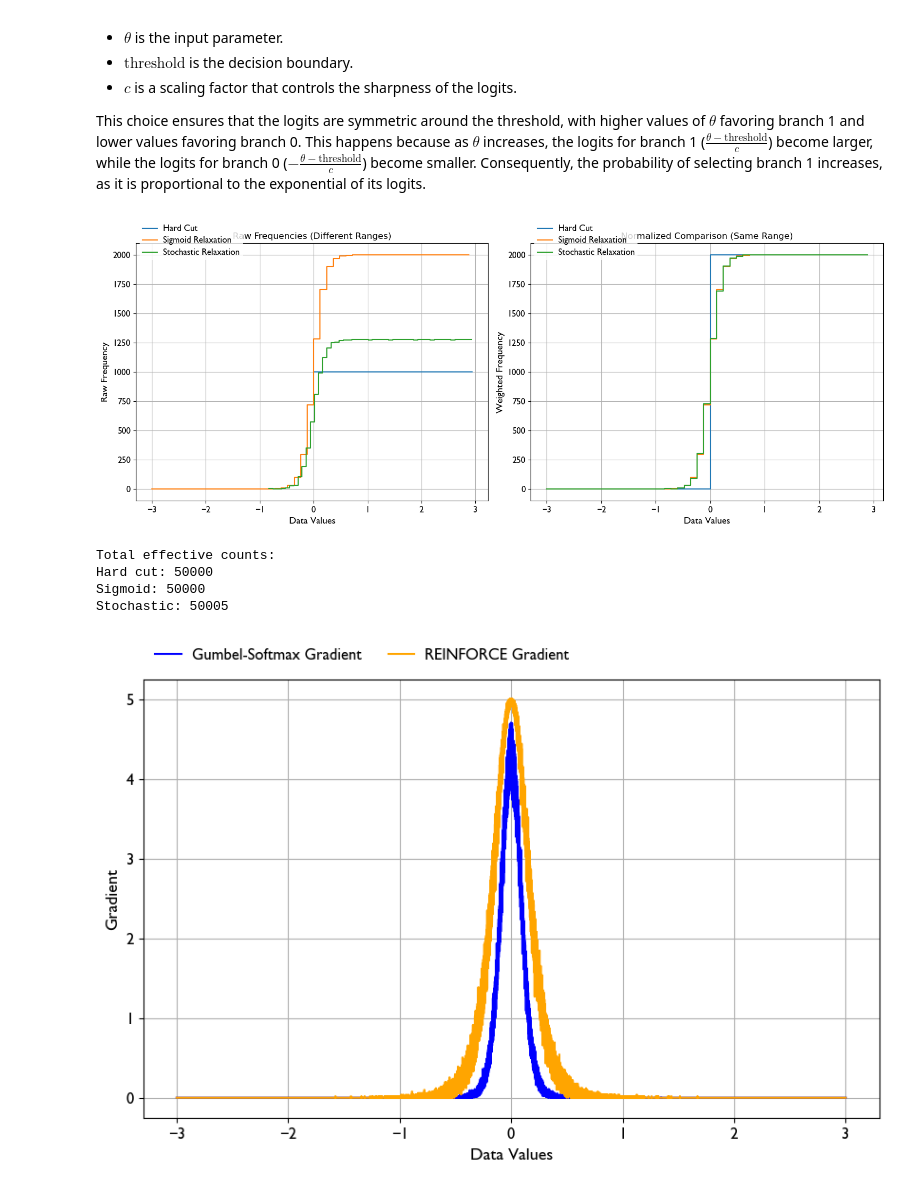
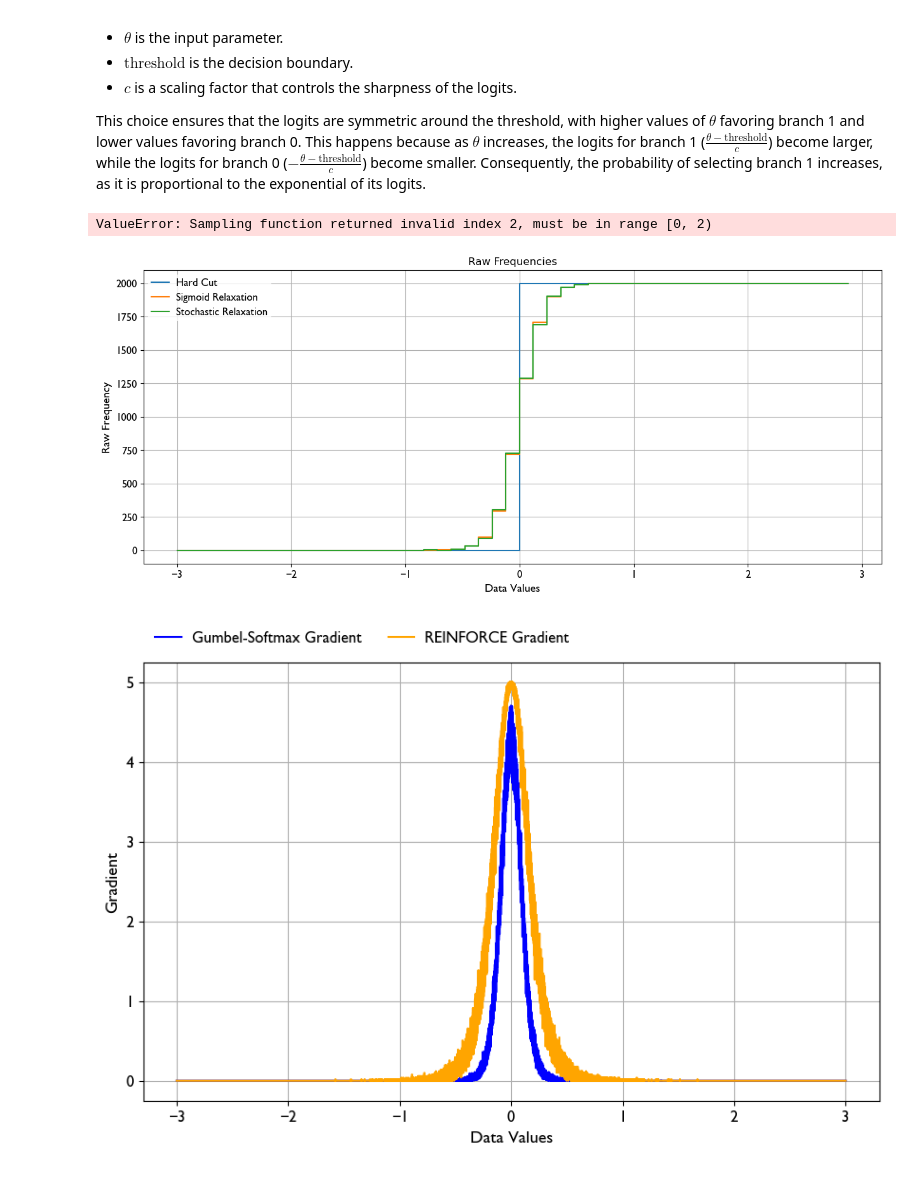
Before and after one commit to MoAly98/mellowgate, a Jupyter notebook: tutorial_cut_relaxation.ipynb, the cells around one changed output. Saved outputs shown, nothing was run; the diff lists cells and outputs as text; code cells hidden in the pictures.

```diff
--- a/tutorial_cut_relaxation.ipynb
+++ b/tutorial_cut_relaxation.ipynb
@@ -174,7 +164,7 @@ logits_model = LogitsModel(
     probability_function=lambda logits: 1.0 / (1 + jnp.exp(-logits)),
 )
 
-def bernoulli_sampling_function(probs, key):
+def bernoulli_sampling_function(probs: jnp.ndarray, key: jax.Array):
     """Custom sampling function that works with the vectorized pipeline."""
     # jax.random.choice expects (key, a, shape=(), replace=True, p=probabilities)
     return jax.random.choice(key, len(probs), p=probs)
@@ -184,6 +174,8 @@ problem = DiscreteProblem(branches=branches,
                           logits_model=logits_model,
                           sampling_function=bernoulli_sampling_function
                           )
+# %% [output]
+ValueError: Sampling function returned invalid index 2, must be in range [0, 2)
 # %%
 # Generate synthetic data
 data = jnp.linspace(-3, 3, 100000)
@@ -203,65 +195,28 @@ sampled_branch_indices = problem.sample_branch(data, num_samples=num_samples, ke
 pass_mask = sampled_branch_indices.flatten() == 0
 stochastic_result = data[pass_mask]
 # %%
-fig, (ax1, ax2) = plt.subplots(1, 2, figsize=(15, 6))
+fig, ax1 = plt.subplots(1, 1, figsize=(15, 6))
 
-# Left plot: Raw frequencies (your current approach)
-hard_cut_counts, hard_cut_bins = jnp.histogram(hard_cut_result, bins=50)
+# Left plot: Raw frequencies
+bins = jnp.linspace(-3, 3, 51)
+hard_cut_counts, hard_cut_bins = jnp.histogram(hard_cut_result, bins=bins)
 ax1.plot(hard_cut_bins[:-1], hard_cut_counts, label="Hard Cut", drawstyle="steps-post")
 
-sigmoid_counts, sigmoid_bins = jnp.histogram(sigmoid_result, bins=50, weights=sigmoid_weights)
+sigmoid_counts, sigmoid_bins = jnp.histogram(sigmoid_result, bins=bins, weights=sigmoid_weights)
 ax1.plot(sigmoid_bins[:-1], sigmoid_counts, label="Sigmoid Relaxation", drawstyle="steps-post")
 
-stochastic_counts, stochastic_bins = jnp.histogram(stochastic_result, bins=50)
+stochastic_counts, stochastic_bins = jnp.histogram(stochastic_result, bins=bins)
 ax1.plot(stochastic_bins[:-1], stochastic_counts, label="Stochastic Relaxation", drawstyle="steps-post")
 
 ax1.set_xlabel("Data Values")
 ax1.set_ylabel("Raw Frequency")
 ax1.legend(fontsize=10)
 ax1.grid(True)
-ax1.set_title("Raw Frequencies (Different Ranges)")
+ax1.set_title("Raw Frequencies")
 
-# Right plot: Normalized comparison with same bins
-bins = jnp.linspace(-3, 3, 51)
-
-# Hard cut: only positive values, rest are zero
-hard_cut_full = jnp.where(data > threshold, 1.0, 0.0)
-hard_counts_full, _ = jnp.histogram(data, bins=bins, weights=hard_cut_full)
-
-# Sigmoid: continuous weights
-sigmoid_counts_full, _ = jnp.histogram(data, bins=bins, weights=sigmoid_weights)
-
-# Stochastic: convert to weights for fair comparison
-stochastic_weights = jnp.where(pass_mask, 1.0, 0.0)
-stochastic_counts_full, _ = jnp.histogram(data, bins=bins, weights=stochastic_weights)
-
-ax2.plot(bins[:-1], hard_counts_full, label="Hard Cut", drawstyle="steps-post")
-ax2.plot(bins[:-1], sigmoid_counts_full, label="Sigmoid Relaxation", drawstyle="steps-post")
-ax2.plot(bins[:-1], stochastic_counts_full, label="Stochastic Relaxation", drawstyle="steps-post")
-
-ax2.set_xlabel("Data Values")
-ax2.set_ylabel("Weighted Frequency")
-ax2.legend(fontsize=10, loc="upper left")
-ax2.grid(True)
-ax2.set_title("Normalized Comparison (Same Range)")
-
-plt.legend(loc="upper left")
-
-apply_gill_sans_font(ax1)
-apply_gill_sans_font(ax2)
-plt.tight_layout()
-plt.show()
-
-print(f"Total effective counts:")
-print(f"Hard cut: {jnp.sum(hard_counts_full):.0f}")
-print(f"Sigmoid: {jnp.sum(sigmoid_counts_full):.0f}")
-print(f"Stochastic: {jnp.sum(stochastic_counts_full):.0f}")
+apply_gill_sans_font(ax1, legloc="upper left")
 # %% [output]
-[figure, old version]
+[figure, new version]
-Total effective counts:
-Hard cut: 50000
-Sigmoid: 50000
-Stochastic: 50005
 # %%
 # Gradient comparison
 config_gumbel = GumbelSoftmaxConfig(temperature=0.5, num_samples=500, use_straight_through_estimator=True)
```
Also changed, not shown: parts of 2 cells of this notebook, 3 other files.
